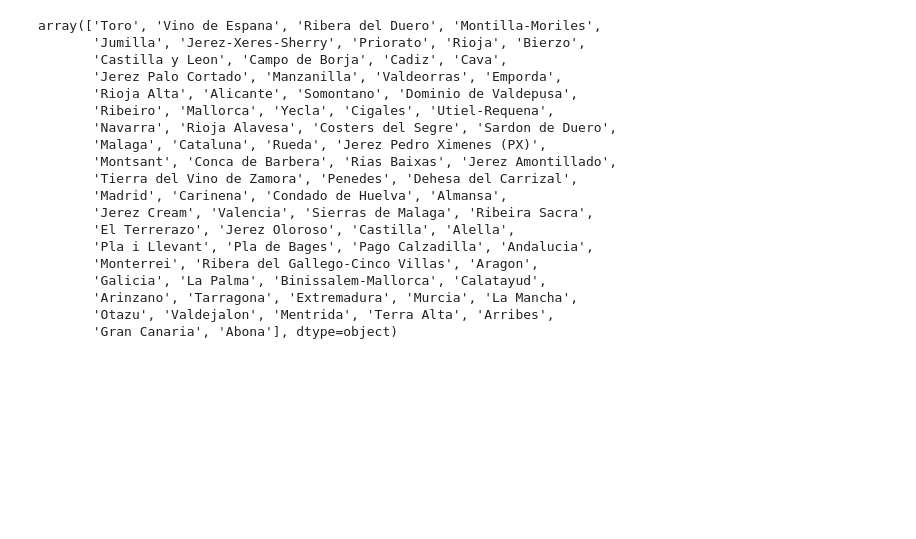
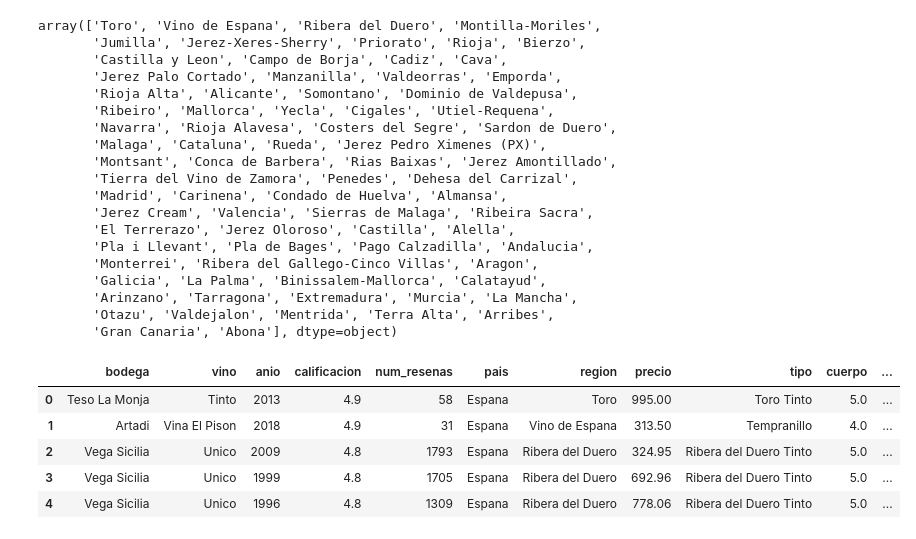
Before and after one commit to NataliaHerrera-DA/proyecto-da-promo-60-modulo-4-team-1, a Jupyter notebook: ETL.ipynb, the cells around one changed output. Saved outputs shown, nothing was run; the diff lists cells and outputs as text; code cells hidden in the pictures; blank space fills up the shorter version.

```diff
--- a/ETL.ipynb
+++ b/ETL.ipynb
@@ -559,0 +544,9 @@ df.to_csv('files/wines_clean.csv')
+# %%
+df.head(5)
+# %% [output]
+|  | bodega | vino | anio | calificacion | num_resenas | pais | region | precio | tipo | cuerpo | ... |
+| 0 | Teso La Monja | Tinto | 2013 | 4.9 | 58 | Espana | Toro | 995.00 | Toro Tinto | 5.0 | ... |
+| 1 | Artadi | Vina El Pison | 2018 | 4.9 | 31 | Espana | Vino de Espana | 313.50 | Tempranillo | 4.0 | ... |
+| 2 | Vega Sicilia | Unico | 2009 | 4.8 | 1793 | Espana | Ribera del Duero | 324.95 | Ribera del Duero Tinto | 5.0 | ... |
+| 3 | Vega Sicilia | Unico | 1999 | 4.8 | 1705 | Espana | Ribera del Duero | 692.96 | Ribera del Duero Tinto | 5.0 | ... |
+| 4 | Vega Sicilia | Unico | 1996 | 4.8 | 1309 | Espana | Ribera del Duero | 778.06 | Ribera del Duero Tinto | 5.0 | ... |
```
Also changed, not shown: parts of 15 cells of this notebook, 10 other files.
